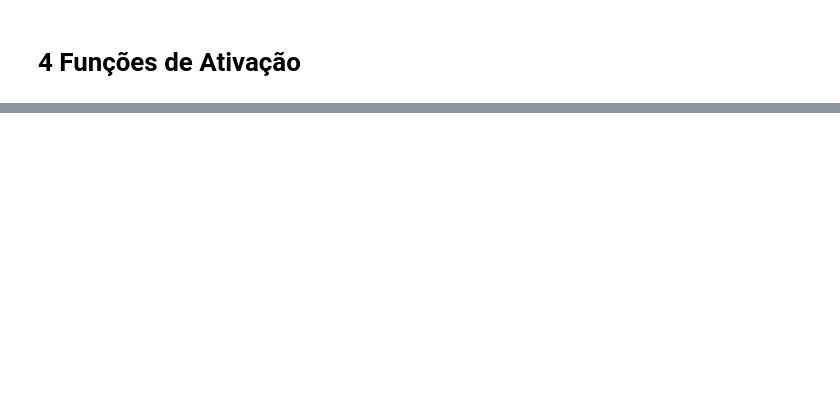
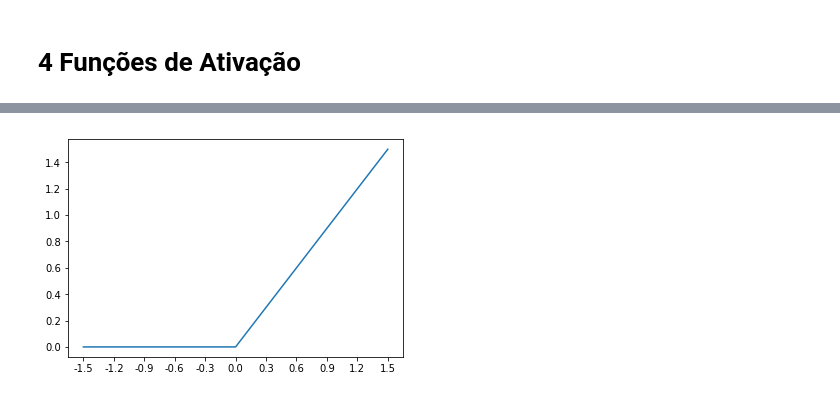
Before and after one commit to manoel-victor1602/Projeto_1_RNA, a Jupyter notebook: Projeto Pratico 3/Atividade #3.ipynb, the cells around one changed output, grey strips where cells are left out. Saved outputs shown, nothing was run; the diff lists cells and outputs as text; code cells hidden in the pictures; blank space fills up the shorter version.

```diff
--- a/Projeto Pratico 3/Atividade #3.ipynb
+++ b/Projeto Pratico 3/Atividade #3.ipynb
@@ -116,0 +211,8 @@ plt.plot(x, new_W[0]/new_W[2] - (new_W[1]/new_W[2]) * x)
+# %%
+vals = [relu_function(val) for val in x_axe]
+
+plt.plot(vals)
+plt.xticks([i for i in range(0, len(x_axe))],x_axe)
+plt.show()
+# %% [output]
+[figure, added]
```
Also changed, not shown: parts of 13 cells of this notebook.
